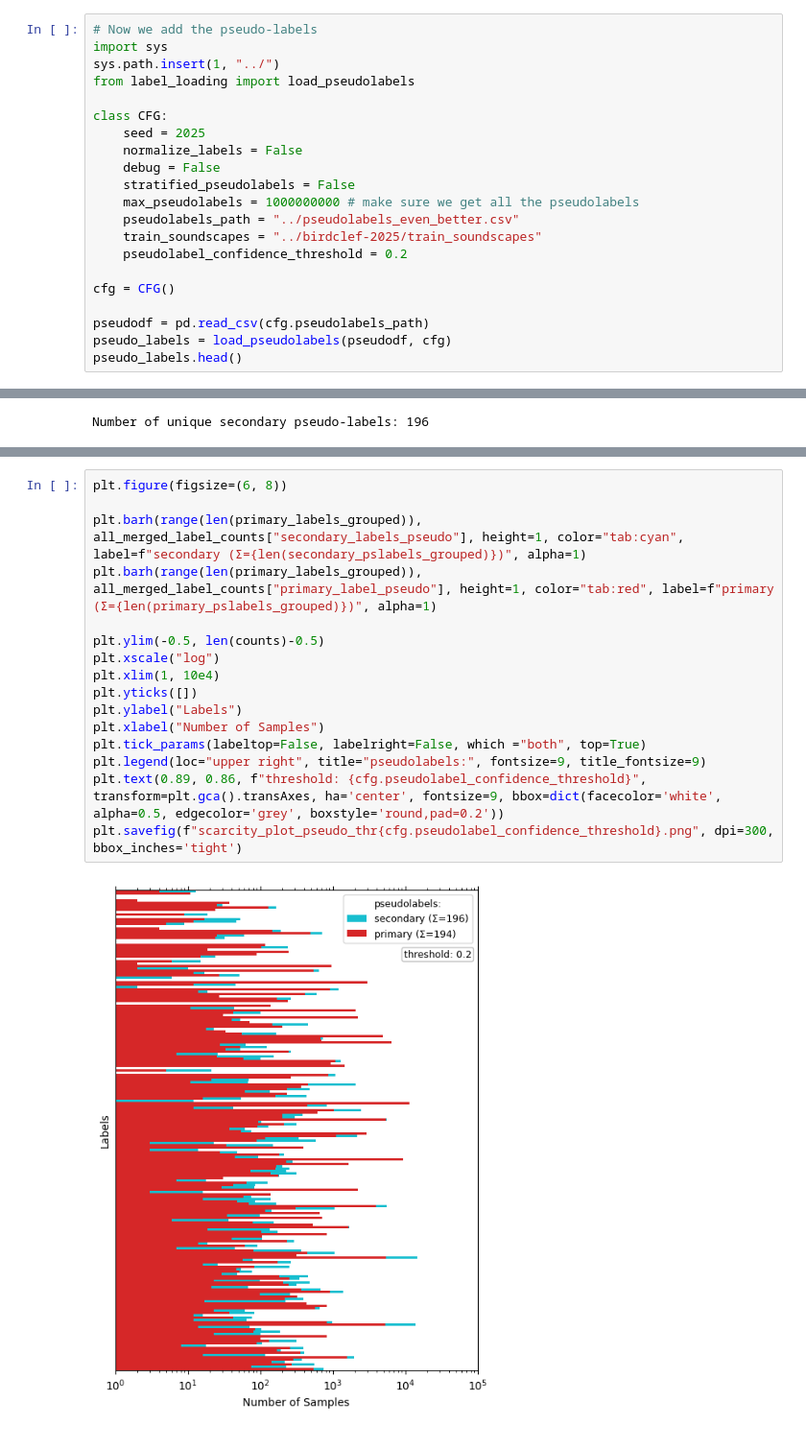
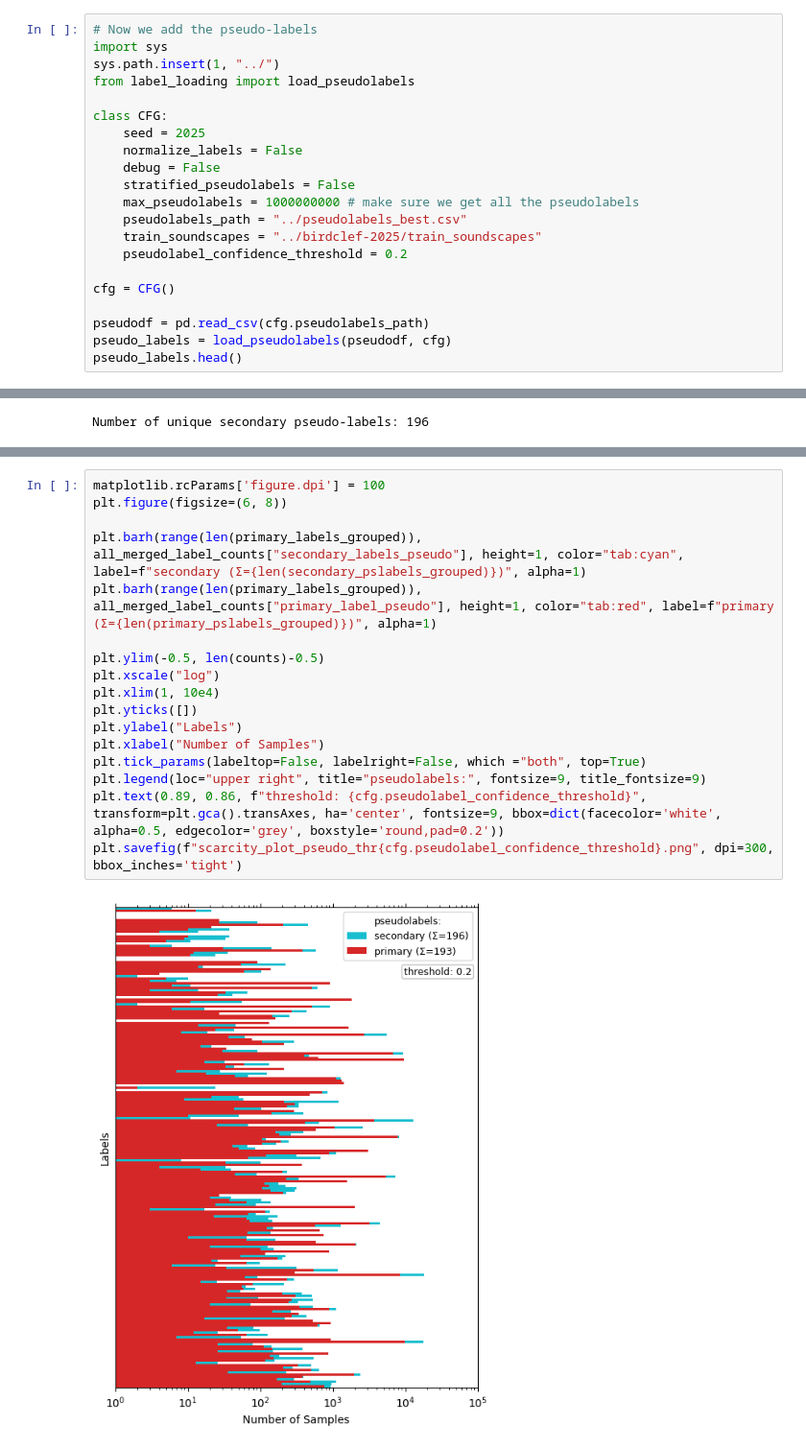
Before and after one commit to KohlensaeureJunk/Kaggle-BirdCLEF-2025, a Jupyter notebook: visualization/scarcity_plot.ipynb, the cells around one changed output, grey strips where cells are left out. Shown: that part at 96% size. Saved outputs shown, nothing was run; the diff lists cells and outputs as text.

Commit message:
updated scarcity plots with new pseudolabels

```diff
--- a/visualization/scarcity_plot.ipynb
+++ b/visualization/scarcity_plot.ipynb
@@ -158,7 +158,7 @@ class CFG:
     debug = False
     stratified_pseudolabels = False
     max_pseudolabels = 1000000000 # make sure we get all the pseudolabels
-    pseudolabels_path = "../pseudolabels_even_better.csv"
+    pseudolabels_path = "../pseudolabels_best.csv"
     train_soundscapes = "../birdclef-2025/train_soundscapes"
     pseudolabel_confidence_threshold = 0.2
 
@@ -240,18 +240,19 @@ plt.savefig(f"scarcity_plot_pseudo_thr{cfg.pseudolabel_confidence_threshold}.png
 # %%
+matplotlib.rcParams['figure.dpi'] = 100
 plt.figure(figsize=(6, 8))
 
 plt.barh(range(len(primary_labels_grouped)), all_merged_label_counts["secondary_labels_pseudo"], height=1, color="tab:cyan", label=f"secondary (Σ={len(secondary_pslabels_grouped)})", alpha=1)
 plt.barh(range(len(primary_labels_grouped)), all_merged_label_counts["primary_label_pseudo"], height=1, color="tab:red", label=f"primary (Σ={len(primary_pslabels_grouped)})", alpha=1)
 
 plt.ylim(-0.5, len(counts)-0.5)
 plt.xscale("log")
 plt.xlim(1, 10e4)
 plt.yticks([])
 plt.ylabel("Labels")
 plt.xlabel("Number of Samples")
 plt.tick_params(labeltop=False, labelright=False, which ="both", top=True)
 plt.legend(loc="upper right", title="pseudolabels:", fontsize=9, title_fontsize=9)
 plt.text(0.89, 0.86, f"threshold: {cfg.pseudolabel_confidence_threshold}", transform=plt.gca().transAxes, ha='center', fontsize=9, bbox=dict(facecolor='white', alpha=0.5, edgecolor='grey', boxstyle='round,pad=0.2'))
 plt.savefig(f"scarcity_plot_pseudo_thr{cfg.pseudolabel_confidence_threshold}.png", dpi=300, bbox_inches='tight')
 # %% [output]
-[figure, old version]
+[figure, new version]
```
Also changed, not shown: parts of 4 cells of this notebook.
